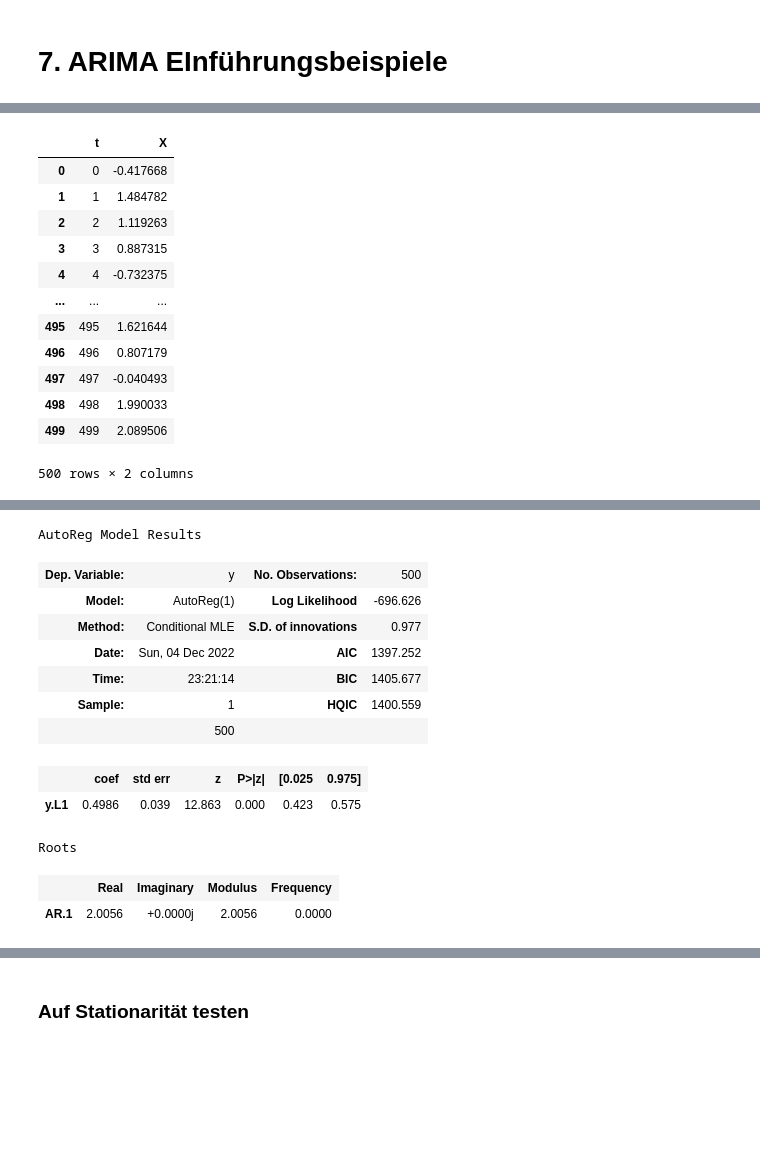
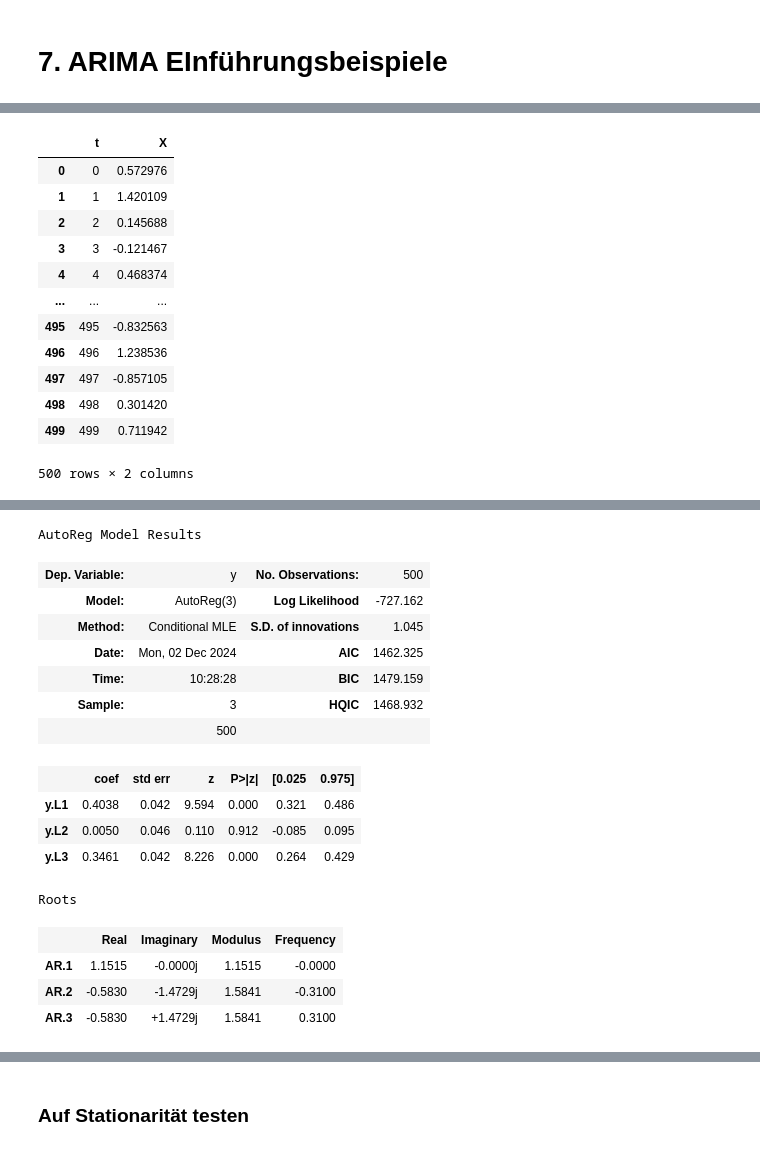
Before and after one commit to RacingInspiration/Zeitreihen, a Jupyter notebook: 7/ARIMA_Einführung.ipynb, the cells around one changed output, grey strips where cells are left out. Drawn from its saved outputs; the diff is of its cells as text; code cells hidden in the pictures; blank space fills up the shorter version.

```diff
--- a/7/ARIMA_Einführung.ipynb
+++ b/7/ARIMA_Einführung.ipynb
@@ -18,6 +34,9 @@ fig.show()
 # %%
-for t in range(1, len(X)):
-    X[t] = 0.5*X[t-1] + X[t]
+for i in range(0, len(X)):
+    X[i] = 0.5*X[i-3] + X[i]
+
+for i in range(0, len(X)):
+    X[i] = 0.5*X[i-1] + X[i]
 
 t = list(range(0, len(X)))
 df = pd.DataFrame ()
@@ -26,17 +45,17 @@ df['X'] = X
 df
 # %% [output]
 |  | t | X |
-| 0 | 0 | -0.417668 |
-| 1 | 1 | 1.484782 |
-| 2 | 2 | 1.119263 |
-| 3 | 3 | 0.887315 |
-| 4 | 4 | -0.732375 |
+| 0 | 0 | 0.572976 |
+| 1 | 1 | 1.420109 |
+| 2 | 2 | 0.145688 |
+| 3 | 3 | -0.121467 |
+| 4 | 4 | 0.468374 |
 | ... | ... | ... |
-| 495 | 495 | 1.621644 |
-| 496 | 496 | 0.807179 |
-| 497 | 497 | -0.040493 |
-| 498 | 498 | 1.990033 |
-| 499 | 499 | 2.089506 |
+| 495 | 495 | -0.832563 |
+| 496 | 496 | 1.238536 |
+| 497 | 497 | -0.857105 |
+| 498 | 498 | 0.301420 |
+| 499 | 499 | 0.711942 |
 500 rows × 2 columns
 # %%
 fig = px.line(df, x='t', y="X")
@@ -45,23 +64,27 @@ fig.show()
 [interactive output not drawn]
 # %%
 from statsmodels.tsa.ar_model import AutoReg
-model = AutoReg(X, lags=1, trend='n')
+model = AutoReg(X, lags=3, trend='n')
 model_fit = model.fit()
 model_fit.summary()
 # %% [output]
 AutoReg Model Results
 | Dep. Variable: | y | No. Observations: | 500 |
-| Model: | AutoReg(1) | Log Likelihood | -696.626 |
-| Method: | Conditional MLE | S.D. of innovations | 0.977 |
-| Date: | Sun, 04 Dec 2022 | AIC | 1397.252 |
-| Time: | 23:21:14 | BIC | 1405.677 |
-| Sample: | 1 | HQIC | 1400.559 |
+| Model: | AutoReg(3) | Log Likelihood | -727.162 |
+| Method: | Conditional MLE | S.D. of innovations | 1.045 |
+| Date: | Mon, 02 Dec 2024 | AIC | 1462.325 |
+| Time: | 10:28:28 | BIC | 1479.159 |
+| Sample: | 3 | HQIC | 1468.932 |
 |  | 500 |  |  |
 |  | coef | std err | z | P>|z| | [0.025 | 0.975] |
-| y.L1 | 0.4986 | 0.039 | 12.863 | 0.000 | 0.423 | 0.575 |
+| y.L1 | 0.4038 | 0.042 | 9.594 | 0.000 | 0.321 | 0.486 |
+| y.L2 | 0.0050 | 0.046 | 0.110 | 0.912 | -0.085 | 0.095 |
+| y.L3 | 0.3461 | 0.042 | 8.226 | 0.000 | 0.264 | 0.429 |
 Roots
 |  | Real | Imaginary | Modulus | Frequency |
-| AR.1 | 2.0056 | +0.0000j | 2.0056 | 0.0000 |
+| AR.1 | 1.1515 | -0.0000j | 1.1515 | -0.0000 |
+| AR.2 | -0.5830 | -1.4729j | 1.5841 | -0.3100 |
+| AR.3 | -0.5830 | +1.4729j | 1.5841 | 0.3100 |
 # %%
 from statsmodels.graphics.tsaplots import plot_acf, plot_pacf
 plot_acf(X, lags=5)
```
Also changed, not shown: parts of 4 cells of this notebook, 14 other files.
